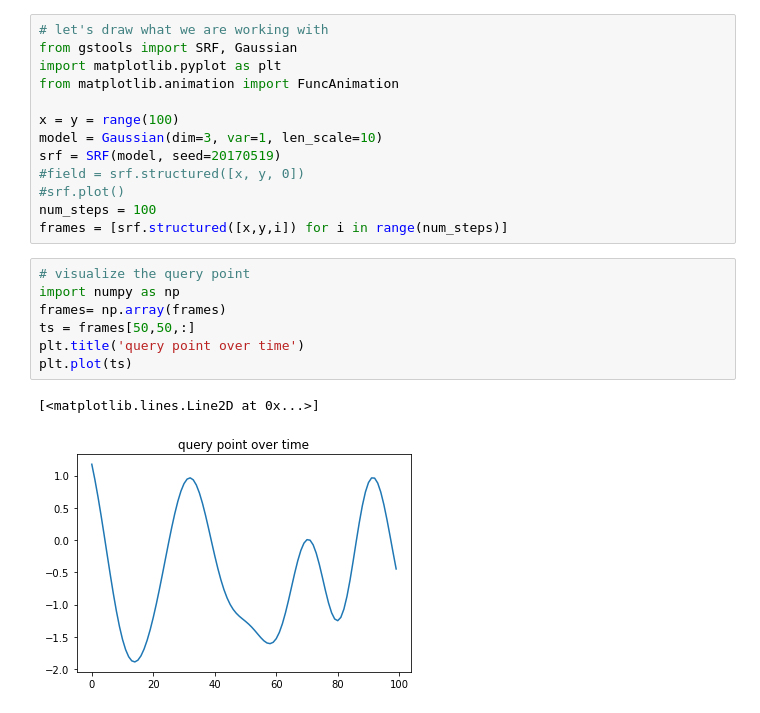
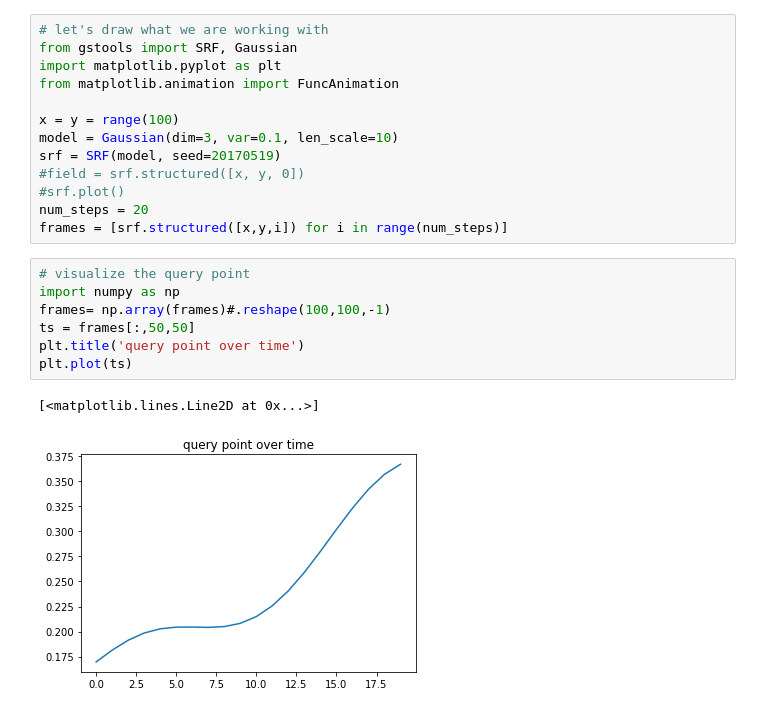
Before and after one commit to njbergam/GAGA, a Jupyter notebook: 5_toymodel.ipynb, the cells around one changed output. Cells and saved outputs as stored; diff of their text form.

```diff
--- a/5_toymodel.ipynb
+++ b/5_toymodel.ipynb
@@ -5,19 +5,19 @@ import matplotlib.pyplot as plt
 from matplotlib.animation import FuncAnimation
 
 x = y = range(100)
-model = Gaussian(dim=3, var=1, len_scale=10)
+model = Gaussian(dim=3, var=0.1, len_scale=10)
 srf = SRF(model, seed=20170519)
 #field = srf.structured([x, y, 0])
 #srf.plot()
-num_steps = 100
+num_steps = 20
 frames = [srf.structured([x,y,i]) for i in range(num_steps)]
 # %%
 # visualize the query point
 import numpy as np
-frames= np.array(frames)
-ts = frames[50,50,:]
+frames= np.array(frames)#.reshape(100,100,-1)
+ts = frames[:,50,50]
 plt.title('query point over time')
 plt.plot(ts)
 # %% [output]
 [<matplotlib.lines.Line2D at 0x...>]
-[figure, old version]
+[figure, new version]
```
Also changed, not shown: parts of 6 cells of this notebook, 13 other files.
